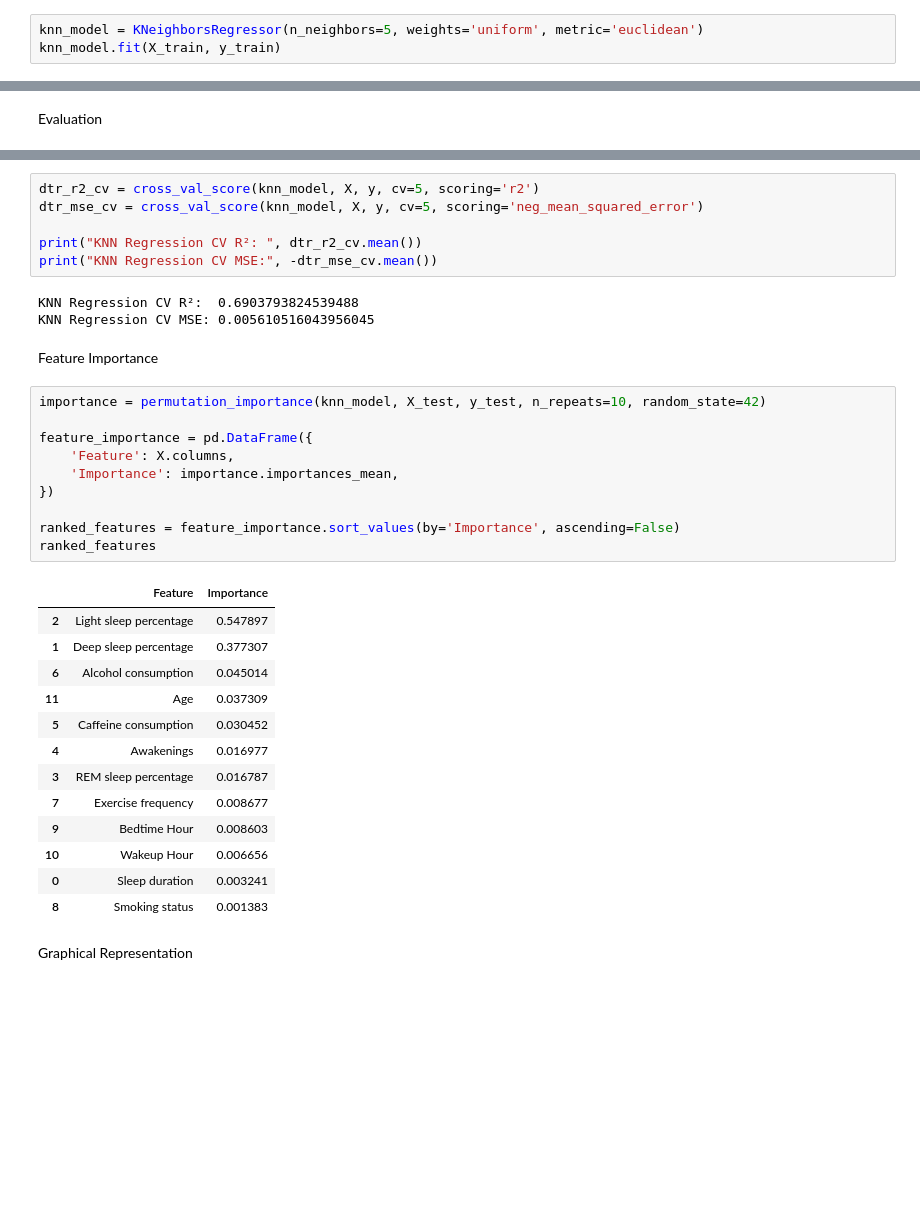
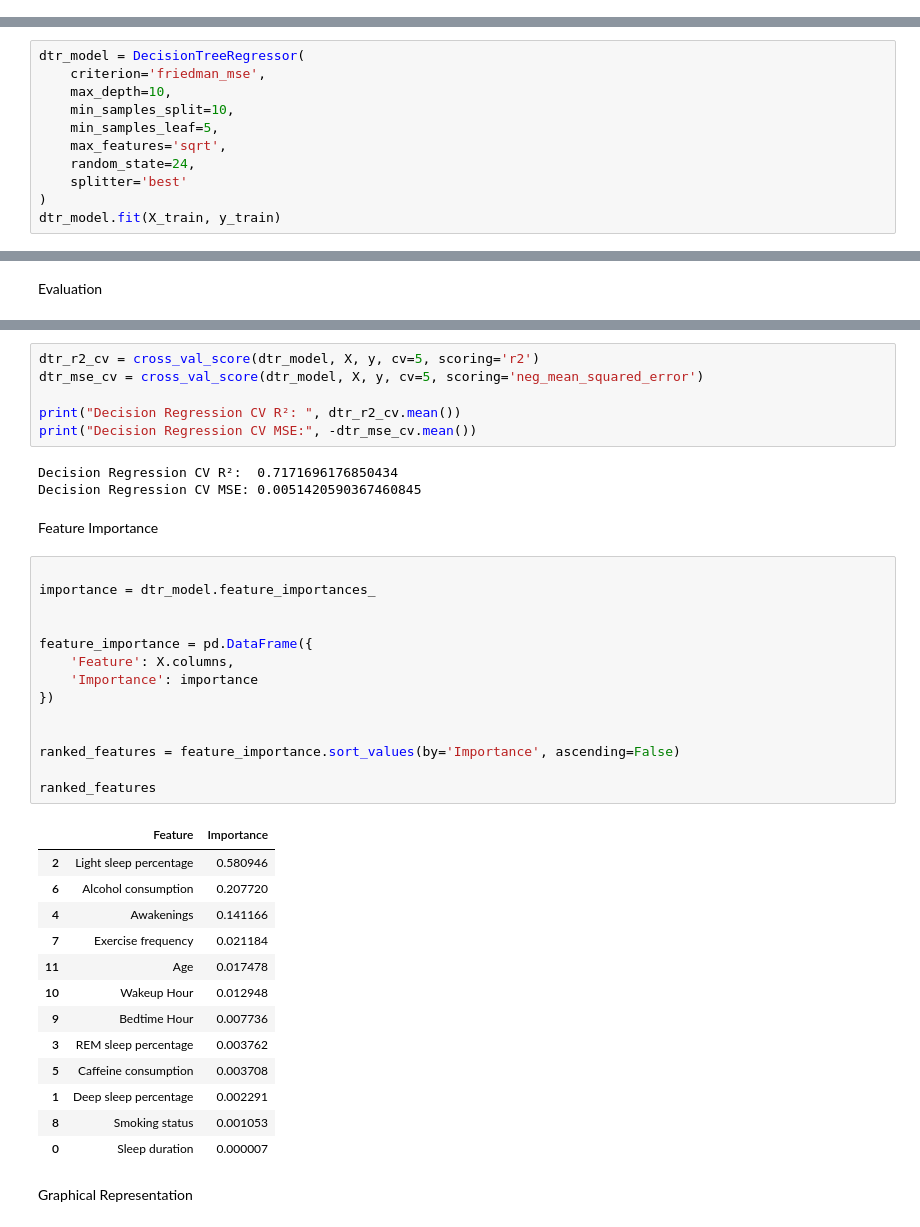
Before and after one commit to OldMarkie/Sleep-Efficiency-Data-Model, a Jupyter notebook: sleepEfficiencyModel.ipynb, the cells around one changed output, grey strips where cells are left out. Saved outputs shown, nothing was run; the diff lists cells and outputs as text; blank space fills up the shorter version.

```diff
--- a/sleepEfficiencyModel.ipynb
+++ b/sleepEfficiencyModel.ipynb
@@ -533,5 +543,2 @@ plt.show()
 # %% [markdown]
 Training the Model
-# %%
-knn_model = KNeighborsRegressor(n_neighbors=5, weights='uniform', metric='euclidean')
-knn_model.fit(X_train, y_train)
@@ -539,0 +545,11 @@ KNeighborsRegressor(metric='euclidean')
+# %%
+dtr_model = DecisionTreeRegressor(
+    criterion='friedman_mse',
+    max_depth=10,
+    min_samples_split=10,
+    min_samples_leaf=5,
+    max_features='sqrt',
+    random_state=24,
+    splitter='best'
+)
+dtr_model.fit(X_train, y_train)
@@ -555,38 +585,42 @@ KNN Regression Test MSE: 0.004880000000000001
 # %%
-dtr_r2_cv = cross_val_score(knn_model, X, y, cv=5, scoring='r2')
-dtr_mse_cv = cross_val_score(knn_model, X, y, cv=5, scoring='neg_mean_squared_error')
+dtr_r2_cv = cross_val_score(dtr_model, X, y, cv=5, scoring='r2')
+dtr_mse_cv = cross_val_score(dtr_model, X, y, cv=5, scoring='neg_mean_squared_error')
 
-print("KNN Regression CV R²: ", dtr_r2_cv.mean())
-print("KNN Regression CV MSE:", -dtr_mse_cv.mean())
+print("Decision Regression CV R²: ", dtr_r2_cv.mean())
+print("Decision Regression CV MSE:", -dtr_mse_cv.mean())
 # %% [output]
-KNN Regression CV R²:  0.6903793824539488
-KNN Regression CV MSE: 0.005610516043956045
+Decision Regression CV R²:  0.7171696176850434
+Decision Regression CV MSE: 0.0051420590367460845
 # %% [markdown]
 Feature Importance
 # %%
-importance = permutation_importance(knn_model, X_test, y_test, n_repeats=10, random_state=42)
+
+importance = dtr_model.feature_importances_
+
 
 feature_importance = pd.DataFrame({
     'Feature': X.columns,
-    'Importance': importance.importances_mean,
+    'Importance': importance
 })
 
+
 ranked_features = feature_importance.sort_values(by='Importance', ascending=False)
+
 ranked_features
 # %% [output]
 |  | Feature | Importance |
-| 2 | Light sleep percentage | 0.547897 |
-| 1 | Deep sleep percentage | 0.377307 |
-| 6 | Alcohol consumption | 0.045014 |
-| 11 | Age | 0.037309 |
-| 5 | Caffeine consumption | 0.030452 |
-| 4 | Awakenings | 0.016977 |
-| 3 | REM sleep percentage | 0.016787 |
-| 7 | Exercise frequency | 0.008677 |
-| 9 | Bedtime Hour | 0.008603 |
-| 10 | Wakeup Hour | 0.006656 |
-| 0 | Sleep duration | 0.003241 |
-| 8 | Smoking status | 0.001383 |
+| 2 | Light sleep percentage | 0.580946 |
+| 6 | Alcohol consumption | 0.207720 |
+| 4 | Awakenings | 0.141166 |
+| 7 | Exercise frequency | 0.021184 |
+| 11 | Age | 0.017478 |
+| 10 | Wakeup Hour | 0.012948 |
+| 9 | Bedtime Hour | 0.007736 |
+| 3 | REM sleep percentage | 0.003762 |
+| 5 | Caffeine consumption | 0.003708 |
+| 1 | Deep sleep percentage | 0.002291 |
+| 8 | Smoking status | 0.001053 |
+| 0 | Sleep duration | 0.000007 |
 # %% [markdown]
 Graphical Representation
 # %%
```
Also changed, not shown: parts of 38 cells of this notebook.
